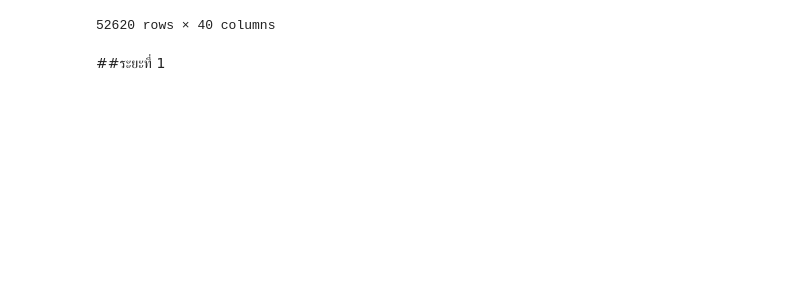
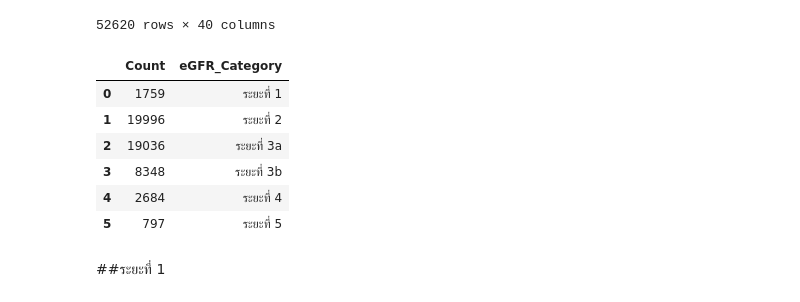
Before and after one commit to Aomaphisara/ULckdresearch2023, a Jupyter notebook: Count_Misssing value.ipynb, the cells around one changed output. Saved outputs shown, nothing was run; the diff lists cells and outputs as text; code cells hidden in the pictures; blank space fills up the shorter version.

```diff
--- a/Count_Misssing value.ipynb
+++ b/Count_Misssing value.ipynb
@@ -159,6 +159,31 @@ data1
 | 52618 | 52618 | 43763 | 4.558175 | 56.06 | ระยะที่ 3a | NaN | NaN | NaN | NaN | ... |
 | 52619 | 52619 | 43763 | 2.708378 | 61.33 | ระยะที่ 2 | 32.77 | 2.02 | 80.0 | 124.0 | ... |
 52620 rows × 40 columns
+# %%
+import pandas as pd
+
+# นับจำนวนข้อมูลแต่ละระดับของ 'eGFR_Category'
+eGFR_count = data['eGFR_Category'].value_counts()
+
+# สร้าง DataFrame จาก Series ของ eGFR_count
+df_eGFR_count = pd.DataFrame({'Count': eGFR_count})
+
+# เพิ่มคอลัมน์ 'eGFR_Category' จาก index
+df_eGFR_count['eGFR_Category'] = df_eGFR_count.index
+
+# จัดลำดับ DataFrame ตาม 'eGFR_Category'
+df_eGFR_count_sorted = df_eGFR_count.sort_values(by='eGFR_Category').reset_index(drop=True)
+
+# แสดง DataFrame ที่เรียงลำดับตาม 'eGFR_Category'
+df_eGFR_count_sorted
+# %% [output]
+|  | Count | eGFR_Category |
+| 0 | 1759 | ระยะที่ 1 |
+| 1 | 19996 | ระยะที่ 2 |
+| 2 | 19036 | ระยะที่ 3a |
+| 3 | 8348 | ระยะที่ 3b |
+| 4 | 2684 | ระยะที่ 4 |
+| 5 | 797 | ระยะที่ 5 |
 # %% [markdown]
 ##ระยะที่ 1
 # %%
```
